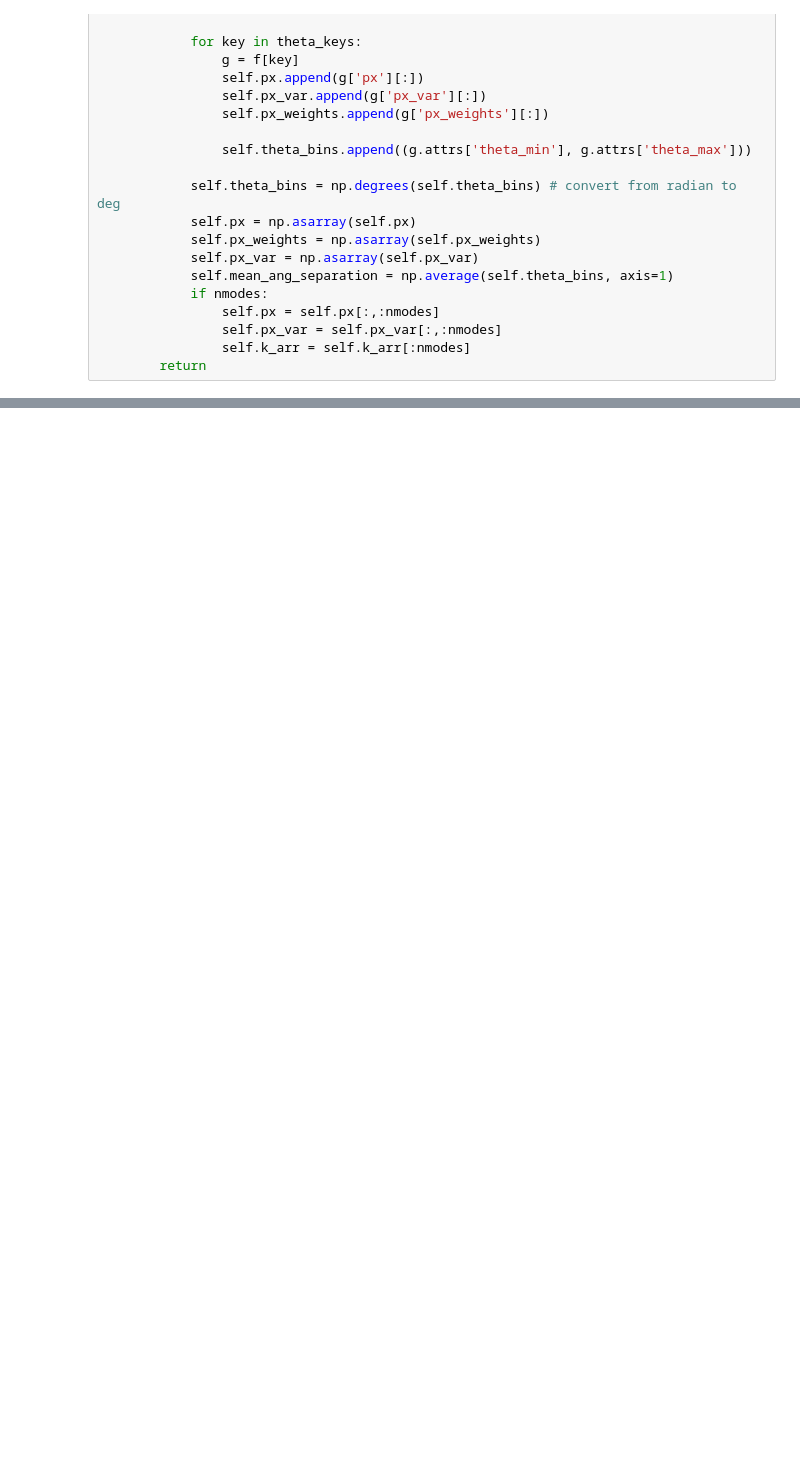
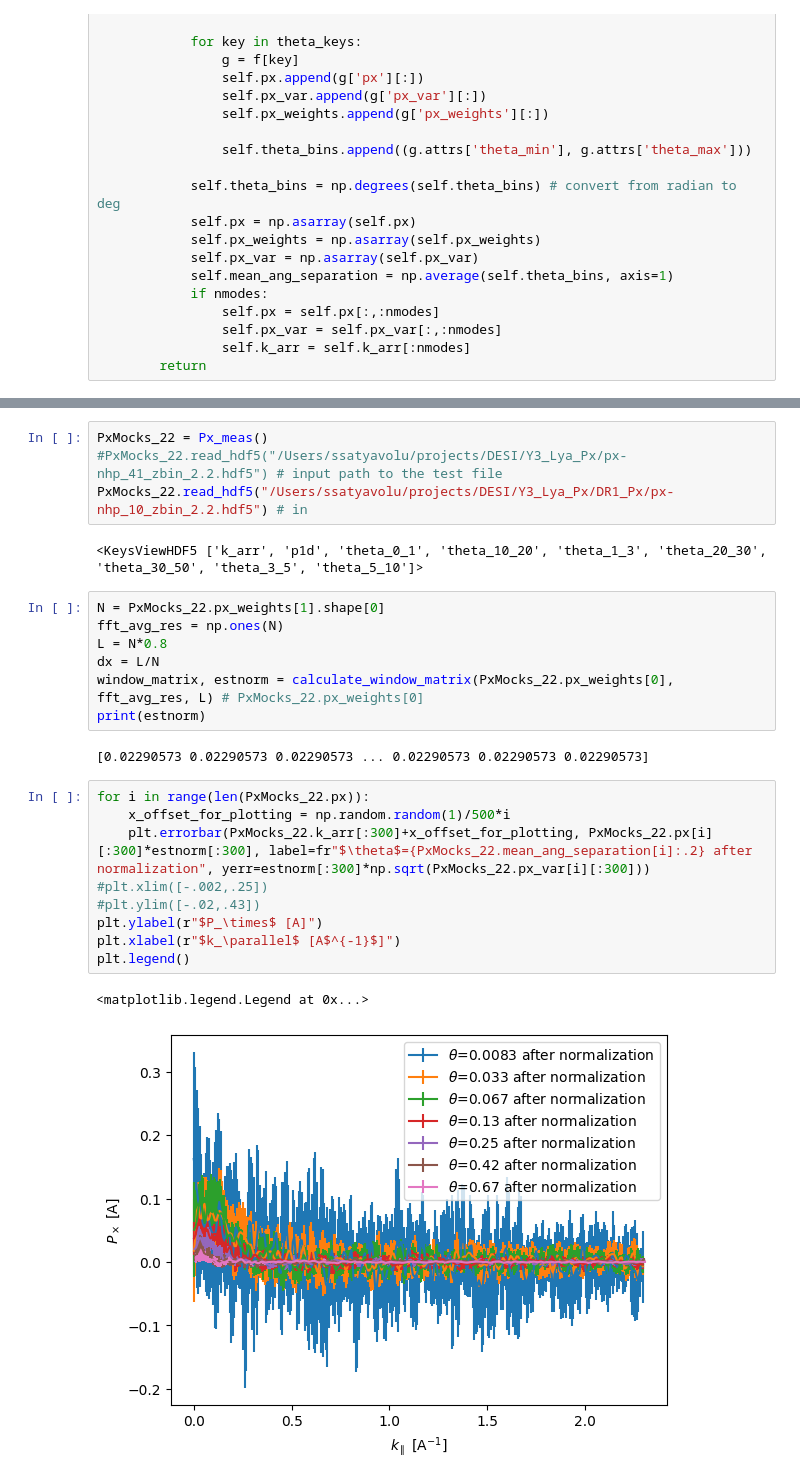
Before and after one commit to sindhusatyavolu/Lya_Px, a Jupyter notebook: notebooks/compare_Gaussian_skewers.ipynb, the cells around one changed output, grey strips where cells are left out. Cells and saved outputs as stored; diff of their text form; blank space fills up the shorter version.

```diff
--- a/notebooks/compare_Gaussian_skewers.ipynb
+++ b/notebooks/compare_Gaussian_skewers.ipynb
@@ -130,0 +130,27 @@ plt.legend()
+# %%
+PxMocks_22 = Px_meas()
+#PxMocks_22.read_hdf5("/Users/ssatyavolu/projects/DESI/Y3_Lya_Px/px-nhp_41_zbin_2.2.hdf5") # input path to the test file
+PxMocks_22.read_hdf5("/Users/ssatyavolu/projects/DESI/Y3_Lya_Px/DR1_Px/px-nhp_10_zbin_2.2.hdf5") # in
+# %% [output]
+<KeysViewHDF5 ['k_arr', 'p1d', 'theta_0_1', 'theta_10_20', 'theta_1_3', 'theta_20_30', 'theta_30_50', 'theta_3_5', 'theta_5_10']>
+# %%
+N = PxMocks_22.px_weights[1].shape[0]
+fft_avg_res = np.ones(N)
+L = N*0.8
+dx = L/N
+window_matrix, estnorm = calculate_window_matrix(PxMocks_22.px_weights[0], fft_avg_res, L) # PxMocks_22.px_weights[0]
+print(estnorm)
+# %% [output]
+[0.02290573 0.02290573 0.02290573 ... 0.02290573 0.02290573 0.02290573]
+# %%
+for i in range(len(PxMocks_22.px)):
+    x_offset_for_plotting = np.random.random(1)/500*i
+    plt.errorbar(PxMocks_22.k_arr[:300]+x_offset_for_plotting, PxMocks_22.px[i][:300]*estnorm[:300], label=fr"$\theta$={PxMocks_22.mean_ang_separation[i]:.2} after normalization", yerr=estnorm[:300]*np.sqrt(PxMocks_22.px_var[i][:300]))
+#plt.xlim([-.002,.25])
+#plt.ylim([-.02,.43])
+plt.ylabel(r"$P_\times$ [A]")
+plt.xlabel(r"$k_\parallel$ [A$^{-1}$]")
+plt.legend()
+# %% [output]
+<matplotlib.legend.Legend at 0x...>
+[figure, added]
```
Also changed, not shown: parts of 3 cells of this notebook, 5 other files.
